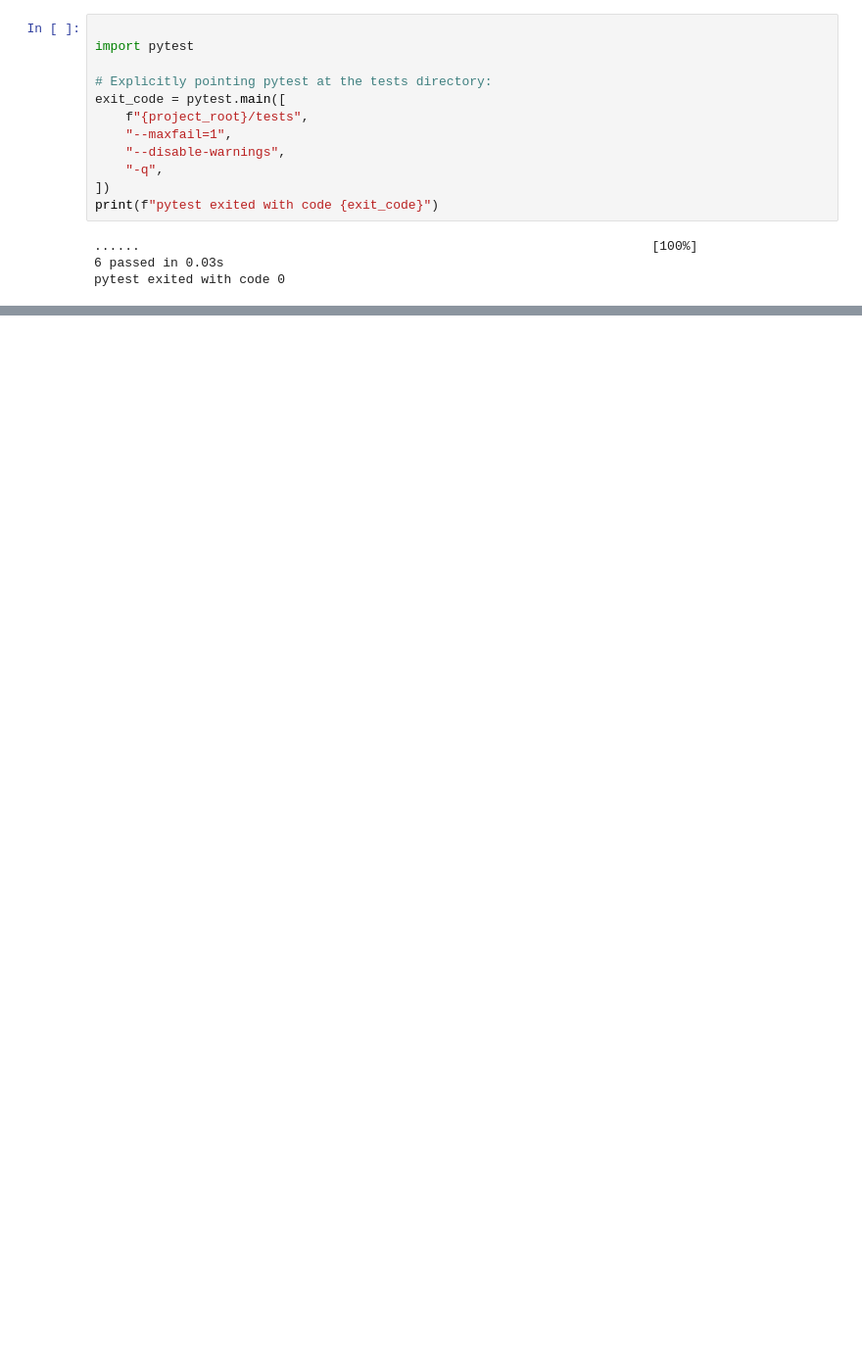
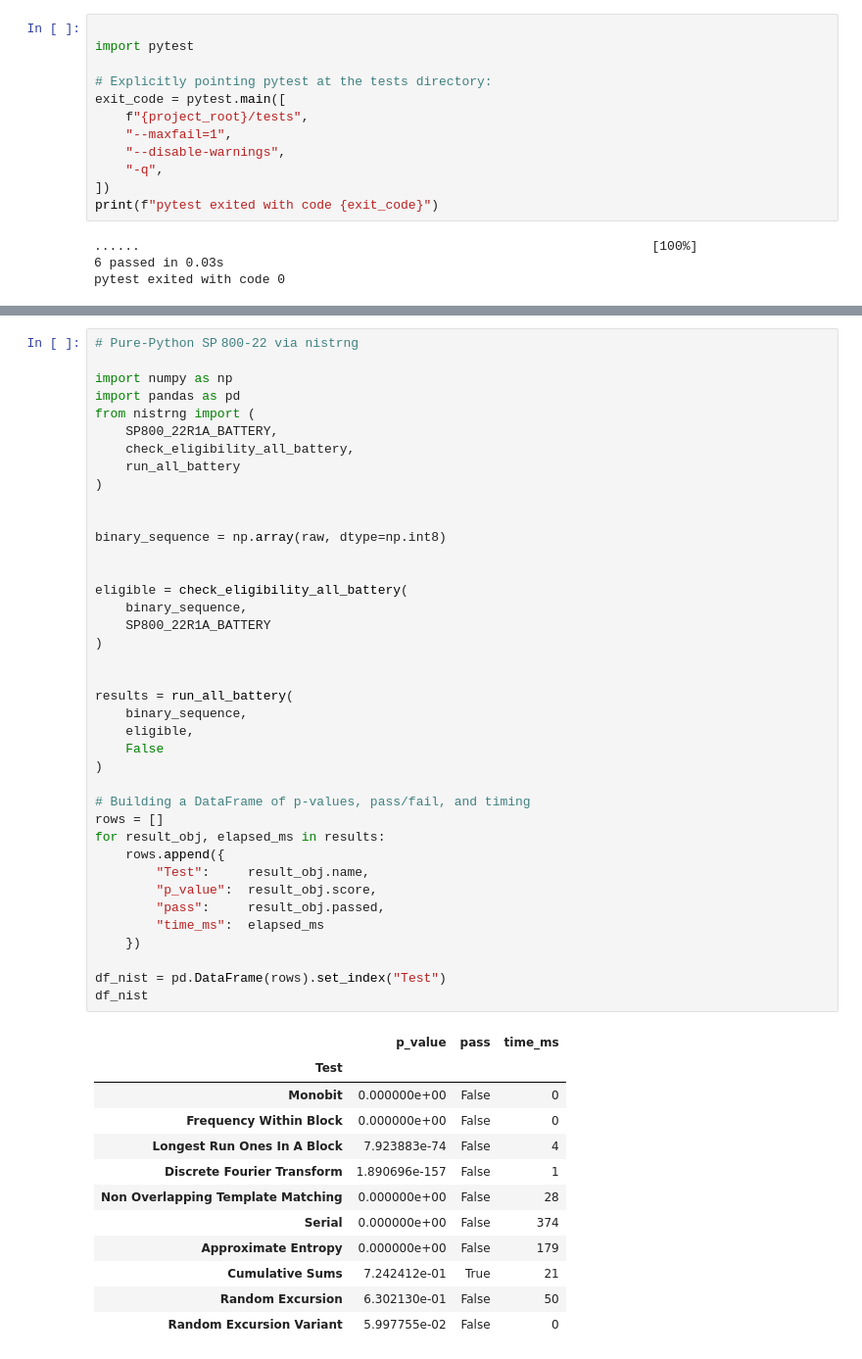
Before and after one commit to WarriorErik/QRANDOPT, a Jupyter notebook: notebooks/milestone3.ipynb, the cells around one changed output, grey strips where cells are left out. Shown: that part at 98% size. Saved outputs shown, nothing was run; the diff lists cells and outputs as text; blank space fills up the shorter version.

```diff
--- a/notebooks/milestone3.ipynb
+++ b/notebooks/milestone3.ipynb
@@ -194,0 +433,52 @@ N=20000 | before=0.304 | after=0.317 | len=16905
+# %%
+# Pure‑Python SP 800‑22 via nistrng
+
+import numpy as np
+import pandas as pd
+from nistrng import (
+    SP800_22R1A_BATTERY,
+    check_eligibility_all_battery,
+    run_all_battery
+)
+
+
+binary_sequence = np.array(raw, dtype=np.int8)
+
+
+eligible = check_eligibility_all_battery(
+    binary_sequence,
+    SP800_22R1A_BATTERY
+)
+
+
+results = run_all_battery(
+    binary_sequence,
+    eligible,
+    False
+)
+
+# Building a DataFrame of p‑values, pass/fail, and timing
+rows = []
+for result_obj, elapsed_ms in results:
+    rows.append({
+        "Test":     result_obj.name,
+        "p_value":  result_obj.score,
+        "pass":     result_obj.passed,
+        "time_ms":  elapsed_ms
+    })
+
+df_nist = pd.DataFrame(rows).set_index("Test")
+df_nist
+# %% [output]
+|  | p_value | pass | time_ms |
+| Test |  |  |  |
+| Monobit | 0.000000e+00 | False | 0 |
+| Frequency Within Block | 0.000000e+00 | False | 0 |
+| Longest Run Ones In A Block | 7.923883e-74 | False | 4 |
+| Discrete Fourier Transform | 1.890696e-157 | False | 1 |
+| Non Overlapping Template Matching | 0.000000e+00 | False | 28 |
+| Serial | 0.000000e+00 | False | 374 |
+| Approximate Entropy | 0.000000e+00 | False | 179 |
+| Cumulative Sums | 7.242412e-01 | True | 21 |
+| Random Excursion | 6.302130e-01 | False | 50 |
+| Random Excursion Variant | 5.997755e-02 | False | 0 |
```
Also changed, not shown: parts of 12 cells of this notebook, 4 other files.
